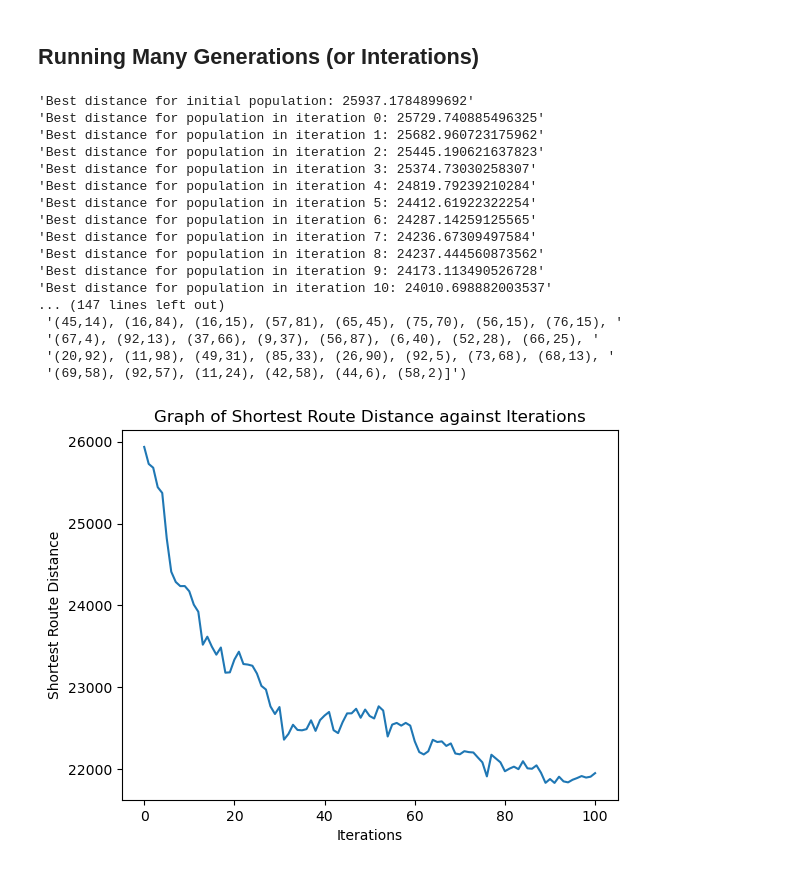
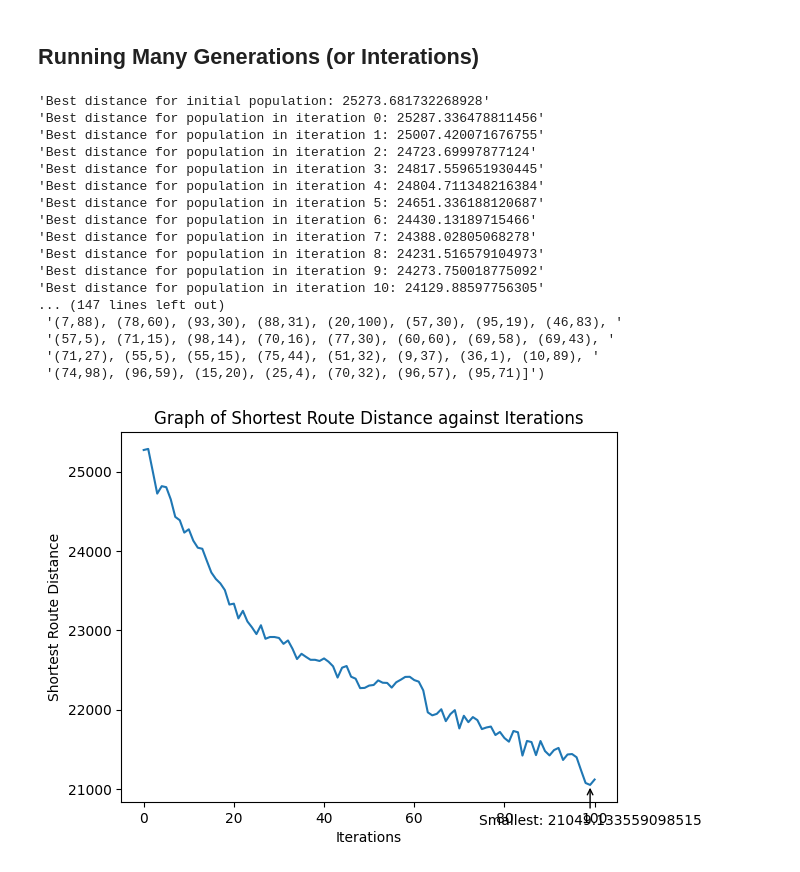
Before and after one commit to Leejames2305/AINotebook, a Jupyter notebook: Lab 2_Genetic Algorithm.ipynb, the cells around one changed output. Saved outputs shown, nothing was run; the diff lists cells and outputs as text; code cells hidden in the pictures.

Commit message:
Joel's update: added label in graph

```diff
--- a/Lab 2_Genetic Algorithm.ipynb
+++ b/Lab 2_Genetic Algorithm.ipynb
@@ -516,12 +547,18 @@ def mutate(route, mutationProbability):
 
             # ---------------- Replacement starts here ----------------
 
-            city_index = mutated_route[i]
-            city = mutated_route.pop(i) # Remove an element (city) in the route
-            insert_point = random.randint(0, len(mutated_route)) # Choose a random insert point in the list
-            while insert_point == city_index: # If the insert point is same as the index of the popped element, the insert point is chosen again
+            # Remove an element (city) in the route
+            city = mutated_route.pop(i)
+
+            # Choose a random insert point in the list
+            insert_point = random.randint(0, len(mutated_route))
+
+            # If the insert point is same as the previous index of the popped element, a new insert point is chosen again
+            while insert_point == i:
                 insert_point = random.randint(0, len(mutated_route))
-            mutated_route.insert(insert_point, city) # Insert the popped city back into the list to mutate the
+
+            # Insert the popped city back into the list
+            mutated_route.insert(insert_point, city)
 
             # ---------------- Replacement ends here ----------------
     return mutated_route
@@ -625,7 +662,7 @@ mutationProbability = 0.01
 iteration_limit = 100
 min_dist_list = [] # The list is added to gather the shortest route distance for each iteration
 
-cityList = genCityList(filename) # To fixed the 10 generated cities
+cityList = genCityList(filename)
 population = initialPopulation(popSize, cityList)
 distances = [Fitness(p).routeDistance() for p in population]
 min_dist = min(distances)
@@ -636,47 +673,60 @@ for i in range(iteration_limit):
     population = oneGeneration(population, eliteSize, mutationProbability)
     distances = [Fitness(p).routeDistance() for p in population]
     index = np.argmin(distances)
     best_route = population[index]
     min_dist = min(distances)
     min_dist_list.append(min_dist)
     print("Best distance for population in iteration " + str(i) +
           ": " + str(min_dist))
 
 print("Optimal path is " + str(best_route))
 
     # TODO 7 (10 marks) - Performance Evaluation. You will present the performance achieved
     # by different parent selection function. You will compare the
     # performance achieved by Random Selection, Tournament Selection, and Proportional Selection.
 
     # Marking scheme:
     # 7 to 10 marks:  In-depth performance evaluation. Optimal routes are found.
     # 5 to <7 marks:  Clear understanding of performance evaluation.
     # >0 to <5 marks: Inaccurate or unclear understanding of performance evaluation.
     # 0 marks:        No answer is given.
 
 # Plot the graph of shortest route distance against iterations
 iterations = list(range(0, 101))
+
+# Shortest route distance as y-axis, Iterations as x-axis
 plt.plot(iterations, min_dist_list)
+
+# Labelling of the graph
 plt.xlabel('Iterations')
 plt.ylabel('Shortest Route Distance')
 plt.title('Graph of Shortest Route Distance against Iterations')
+
+min_index = np.argmin(min_dist_list)
+min_value = min_dist_list[min_index]
+
+plt.annotate(f'Smallest: {min_value}', xy=(min_index, min_value), xytext=(min_index, min_value - 500),
+             arrowprops=dict(facecolor='black', arrowstyle='->'),
+             ha='center')
+
+# Displaying the graph
 plt.show()
 # %% [output]
-'Best distance for initial population: 25937.1784899692'
-'Best distance for population in iteration 0: 25729.740885496325'
-'Best distance for population in iteration 1: 25682.960723175962'
-'Best distance for population in iteration 2: 25445.190621637823'
-'Best distance for population in iteration 3: 25374.73030258307'
-'Best distance for population in iteration 4: 24819.79239210284'
-'Best distance for population in iteration 5: 24412.61922322254'
-'Best distance for population in iteration 6: 24287.14259125565'
-'Best distance for population in iteration 7: 24236.67309497584'
-'Best distance for population in iteration 8: 24237.444560873562'
-'Best distance for population in iteration 9: 24173.113490526728'
-'Best distance for population in iteration 10: 24010.698882003537'
+'Best distance for initial population: 25273.681732268928'
+'Best distance for population in iteration 0: 25287.336478811456'
+'Best distance for population in iteration 1: 25007.420071676755'
+'Best distance for population in iteration 2: 24723.69997877124'
+'Best distance for population in iteration 3: 24817.559651930445'
+'Best distance for population in iteration 4: 24804.711348216384'
+'Best distance for population in iteration 5: 24651.336188120687'
+'Best distance for population in iteration 6: 24430.13189715466'
+'Best distance for population in iteration 7: 24388.02805068278'
+'Best distance for population in iteration 8: 24231.516579104973'
+'Best distance for population in iteration 9: 24273.750018775092'
+'Best distance for population in iteration 10: 24129.88597756305'
 ... (147 lines left out)
- '(45,14), (16,84), (16,15), (57,81), (65,45), (75,70), (56,15), (76,15), '
- '(67,4), (92,13), (37,66), (9,37), (56,87), (6,40), (52,28), (66,25), '
- '(20,92), (11,98), (49,31), (85,33), (26,90), (92,5), (73,68), (68,13), '
- '(69,58), (92,57), (11,24), (42,58), (44,6), (58,2)]')
+ '(7,88), (78,60), (93,30), (88,31), (20,100), (57,30), (95,19), (46,83), '
+ '(57,5), (71,15), (98,14), (70,16), (77,30), (60,60), (69,58), (69,43), '
+ '(71,27), (55,5), (55,15), (75,44), (51,32), (9,37), (36,1), (10,89), '
+ '(74,98), (96,59), (15,20), (25,4), (70,32), (96,57), (95,71)]')
-[figure, old version]
+[figure, new version]
```
Also changed, not shown: parts of 10 cells of this notebook.
